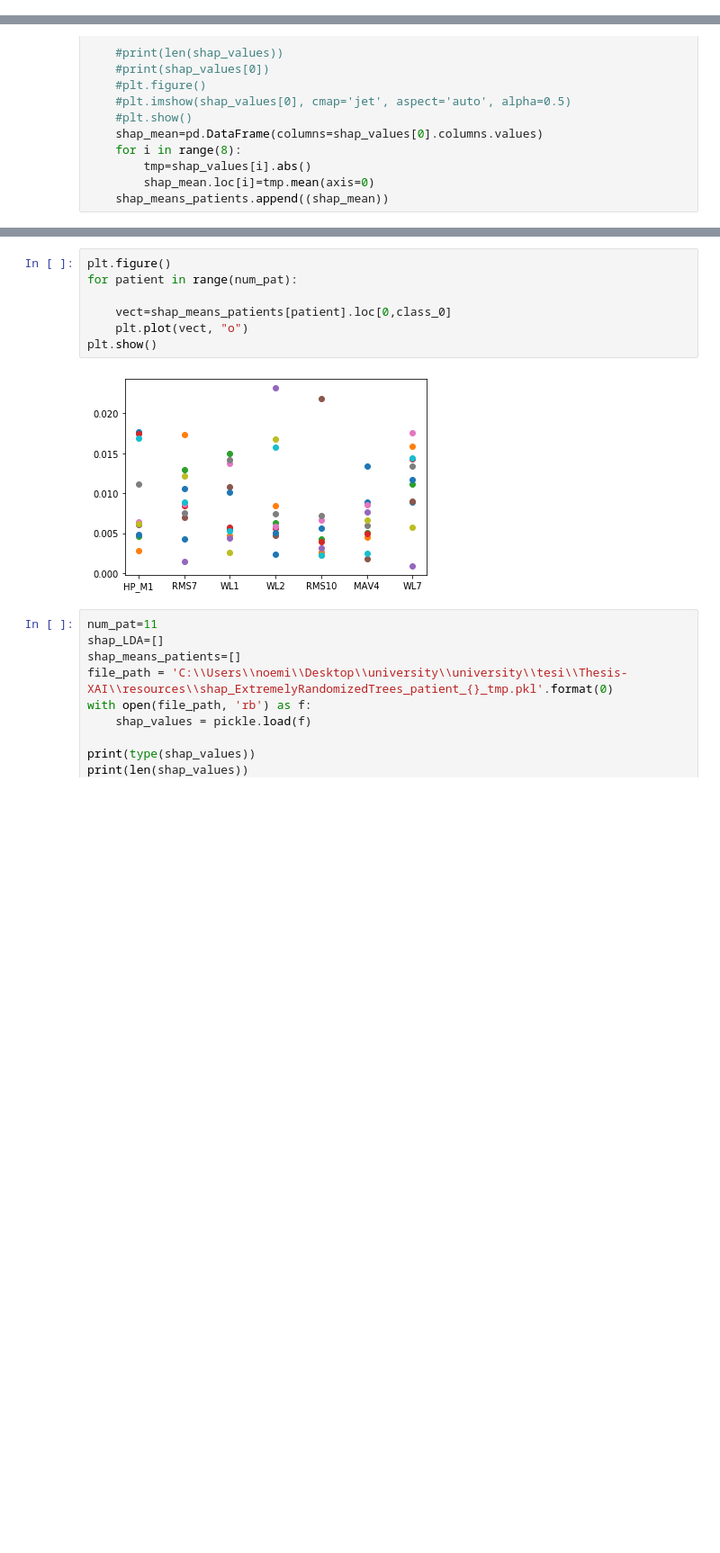
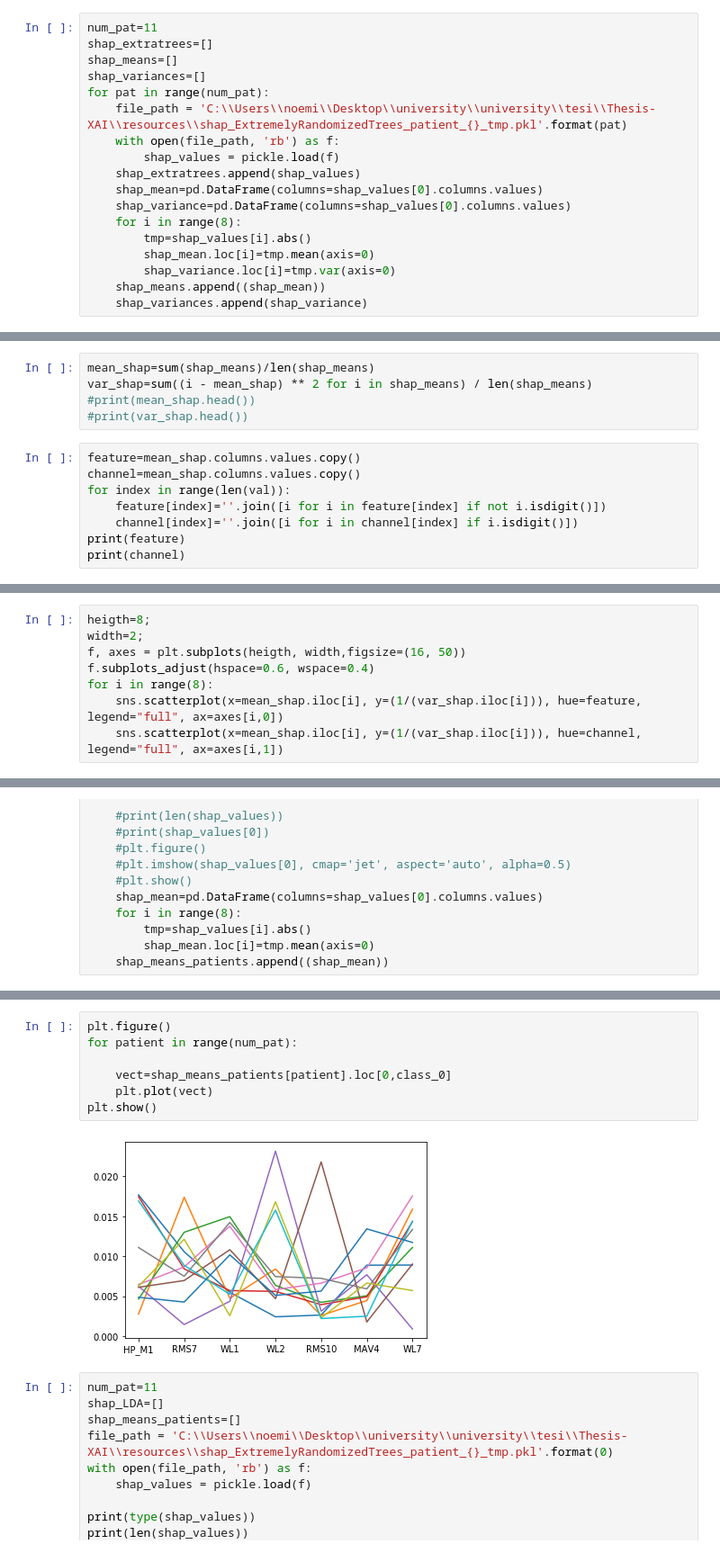
Before and after one commit to noemi-gozzi/Thesis-XAI, a Jupyter notebook: src/visualization/SHAP visualization.ipynb, the cells around one changed output, grey strips where cells are left out. Shown: that part at 90% size. Saved outputs shown, nothing was run; the diff lists cells and outputs as text; blank space fills up the shorter version.

```diff
--- a/src/visualization/SHAP visualization.ipynb
+++ b/src/visualization/SHAP visualization.ipynb
@@ -28,3 +30,21 @@ full test label shape : (3041,)
 full test label shape : (3174,)
 full test label shape : (3294,)
 full test label shape : (3254,)
+# %%
+num_pat=11
+shap_extratrees=[]
+shap_means=[]
+shap_variances=[]
+for pat in range(num_pat):
+    file_path = 'C:\\Users\\noemi\\Desktop\\university\\university\\tesi\\Thesis-XAI\\resources\\shap_ExtremelyRandomizedTrees_patient_{}_tmp.pkl'.format(pat)
+    with open(file_path, 'rb') as f:
+        shap_values = pickle.load(f)
+    shap_extratrees.append(shap_values)
+    shap_mean=pd.DataFrame(columns=shap_values[0].columns.values)
+    shap_variance=pd.DataFrame(columns=shap_values[0].columns.values)
+    for i in range(8):
+        tmp=shap_values[i].abs()
+        shap_mean.loc[i]=tmp.mean(axis=0)
+        shap_variance.loc[i]=tmp.var(axis=0)
+    shap_means.append((shap_mean))
+    shap_variances.append(shap_variance)
@@ -30,0 +79,13 @@ full test label shape : (3254,)
+# %%
+mean_shap=sum(shap_means)/len(shap_means)
+var_shap=sum((i - mean_shap) ** 2 for i in shap_means) / len(shap_means)
+#print(mean_shap.head())
+#print(var_shap.head())
+# %%
+feature=mean_shap.columns.values.copy()
+channel=mean_shap.columns.values.copy()
+for index in range(len(val)):
+    feature[index]=''.join([i for i in feature[index] if not i.isdigit()])
+    channel[index]=''.join([i for i in channel[index] if i.isdigit()])
+print(feature)
+print(channel)
@@ -30,0 +106,8 @@ full test label shape : (3254,)
+# %%
+heigth=8;
+width=2;
+f, axes = plt.subplots(heigth, width,figsize=(16, 50))
+f.subplots_adjust(hspace=0.6, wspace=0.4)
+for i in range(8):
+    sns.scatterplot(x=mean_shap.iloc[i], y=(1/(var_shap.iloc[i])), hue=feature, legend="full", ax=axes[i,0])
+    sns.scatterplot(x=mean_shap.iloc[i], y=(1/(var_shap.iloc[i])), hue=channel, legend="full", ax=axes[i,1])
@@ -81,12 +168,12 @@ tot patient 1 : 53 HP_M4
 # %%
 plt.figure()
 for patient in range(num_pat):
 
     vect=shap_means_patients[patient].loc[0,class_0]
-    plt.plot(vect, "o")
+    plt.plot(vect)
 plt.show()
 # %% [output]
-[figure, old version]
+[figure, new version]
 # %%
 num_pat=11
 shap_LDA=[]
```
Also changed, not shown: parts of 6 cells of this notebook.
